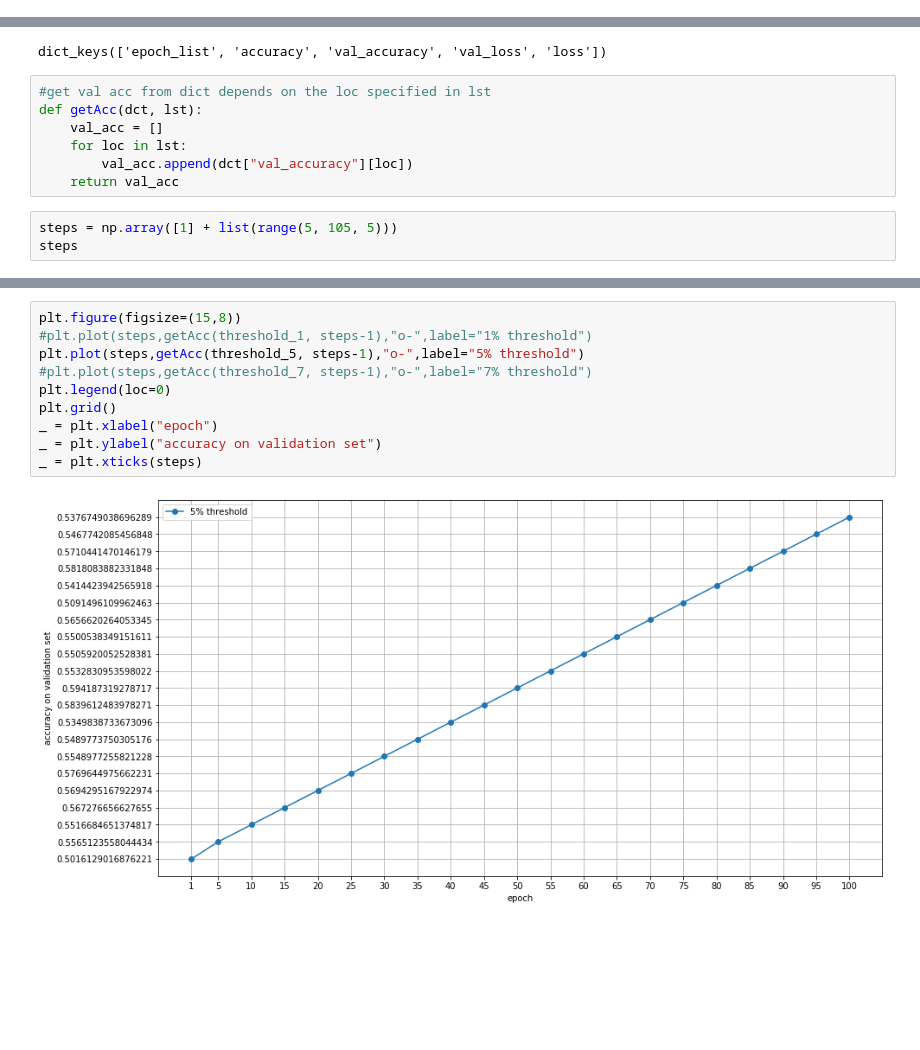
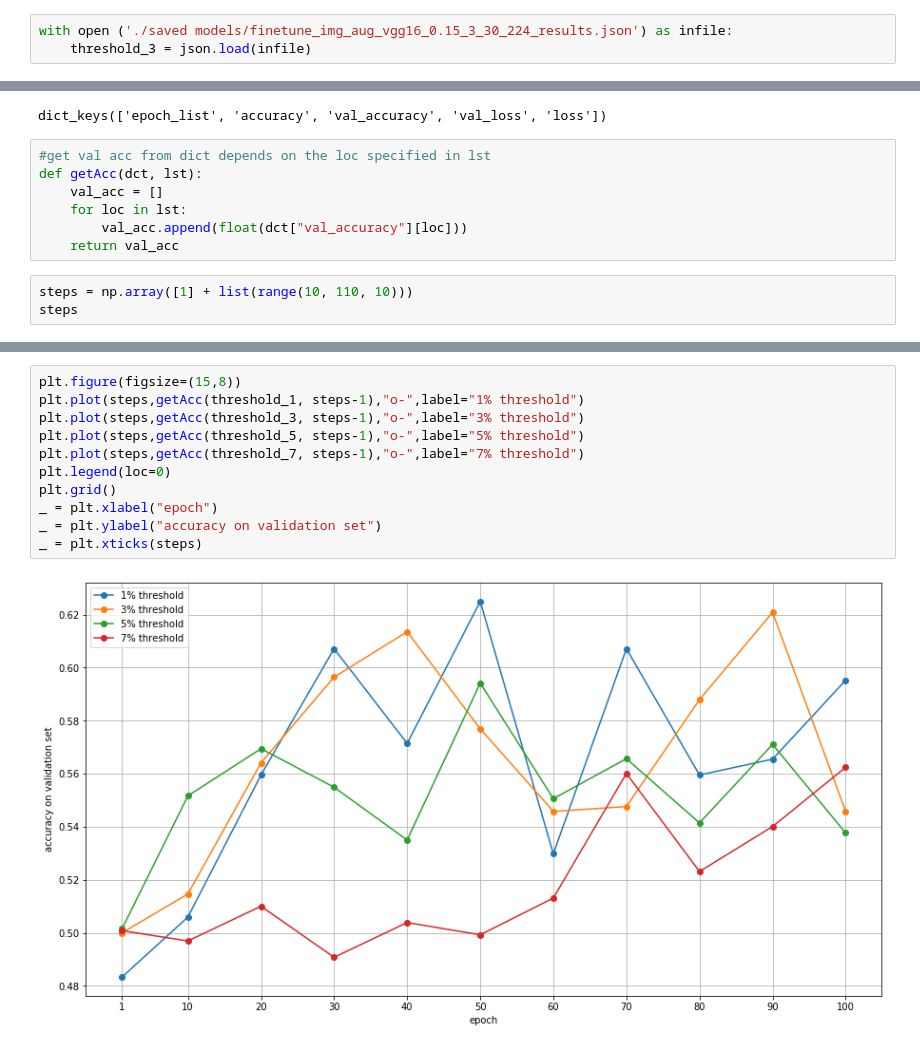
Before and after one commit to TiernonRR/Dank_AIT, a Jupyter notebook: cnn/comparing_thresholds.ipynb, the cells around one changed output, grey strips where cells are left out. Saved outputs shown, nothing was run; the diff lists cells and outputs as text; blank space fills up the shorter version.

Commit message:
Testing thresholds

```diff
--- a/cnn/comparing_thresholds.ipynb
+++ b/cnn/comparing_thresholds.ipynb
@@ -7,6 +7,9 @@ import numpy as np
 # %%
 with open ('./saved models/finetune_img_aug_vgg16_0.15_1_30_224_results.json') as infile:
     threshold_1 = json.load(infile)
+# %%
+with open ('./saved models/finetune_img_aug_vgg16_0.15_3_30_224_results.json') as infile:
+    threshold_3 = json.load(infile)
 # %%
 with open ('./saved models/finetune_img_aug_vgg16_0.15_5_30_224_results.json') as infile:
     threshold_5 = json.load(infile)
@@ -22,9 +25,9 @@ dict_keys(['epoch_list', 'accuracy', 'val_accuracy', 'val_loss', 'loss'])
 def getAcc(dct, lst):
     val_acc = []
     for loc in lst:
-        val_acc.append(dct["val_accuracy"][loc])
+        val_acc.append(float(dct["val_accuracy"][loc]))
     return val_acc
 # %%
-steps = np.array([1] + list(range(5, 105, 5)))
+steps = np.array([1] + list(range(10, 110, 10)))
 steps
 # %% [output]
@@ -53,12 +49,13 @@ getAcc(threshold_5, steps-1)
 # %%
 plt.figure(figsize=(15,8))
-#plt.plot(steps,getAcc(threshold_1, steps-1),"o-",label="1% threshold")
+plt.plot(steps,getAcc(threshold_1, steps-1),"o-",label="1% threshold")
+plt.plot(steps,getAcc(threshold_3, steps-1),"o-",label="3% threshold")
 plt.plot(steps,getAcc(threshold_5, steps-1),"o-",label="5% threshold")
-#plt.plot(steps,getAcc(threshold_7, steps-1),"o-",label="7% threshold")
+plt.plot(steps,getAcc(threshold_7, steps-1),"o-",label="7% threshold")
 plt.legend(loc=0)
 plt.grid()
 _ = plt.xlabel("epoch")
 _ = plt.ylabel("accuracy on validation set")
 _ = plt.xticks(steps)
 # %% [output]
-[figure, old version]
+[figure, new version]
```
Also changed, not shown: parts of 2 cells of this notebook, 4 other files.
